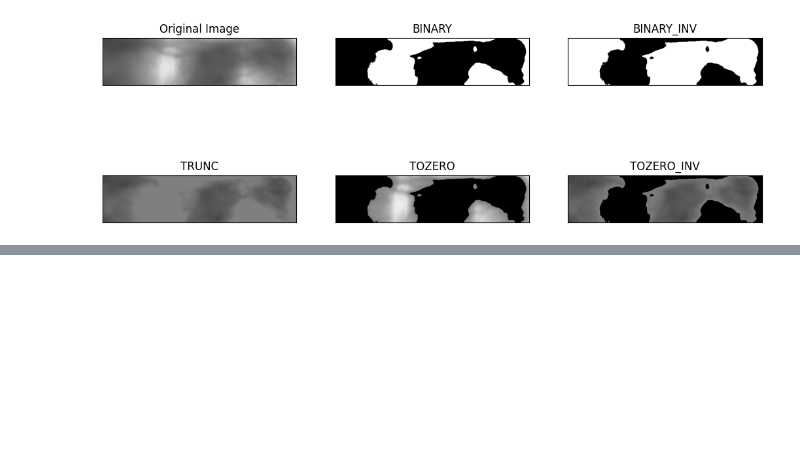
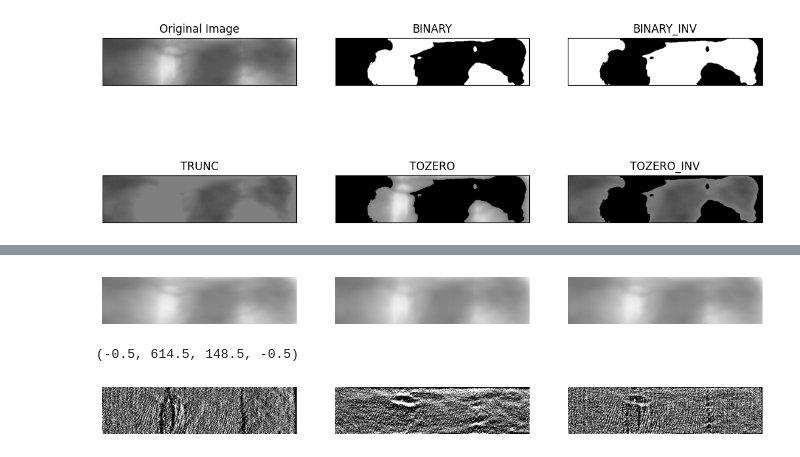
Before and after one commit to Rohanjos97/BioCube, a Jupyter notebook: biocube/preprocessing the image.ipynb, the cells around one changed output, grey strips where cells are left out. Saved outputs shown, nothing was run; the diff lists cells and outputs as text; code cells hidden in the pictures; blank space fills up the shorter version.

```diff
--- a/biocube/preprocessing the image.ipynb
+++ b/biocube/preprocessing the image.ipynb
@@ -376,0 +402,50 @@ for i in range(6):
+# %%
+# Removes fingerprint data
+gaussian_img1 = cv.GaussianBlur(img.copy(), (img.shape[0], 1), 5)
+
+gaussian_img2 = cv.GaussianBlur(img.copy(), (1, img.shape[1]), 5)
+
+gaussian_img3 = cv.GaussianBlur(img.copy(), (11, 11), 5)
+
+plt.figure(figsize=(14,4))
+
+plt.subplot(131)
+plt.imshow(gaussian_img1)
+plt.axis('off')
+
+plt.subplot(132)
+plt.imshow(gaussian_img2)
+plt.axis('off')
+
+plt.subplot(133)
+plt.imshow(gaussian_img3)
+plt.axis('off')
+
+plt.show()
+
+
+
+diff1 = np.abs(img-gaussian_img1)
+diff2 = np.abs(img-gaussian_img2)
+diff3 = np.abs(img-gaussian_img3)
+
+plt.figure(figsize=(14,4))
+
+plt.subplot(131)
+plt.imshow(diff1)
+plt.axis('off')
+# plt.show()
+
+plt.subplot(132)
+plt.imshow(diff2)
+plt.axis('off')
+
+plt.subplot(133)
+plt.imshow(diff3)
+plt.axis('off')
+
+# plt.show()
+# %% [output]
+[figure, added]
+(-0.5, 614.5, 148.5, -0.5)
+[figure, added]
```
Also changed, not shown: parts of 9 cells of this notebook, 10 other files.
